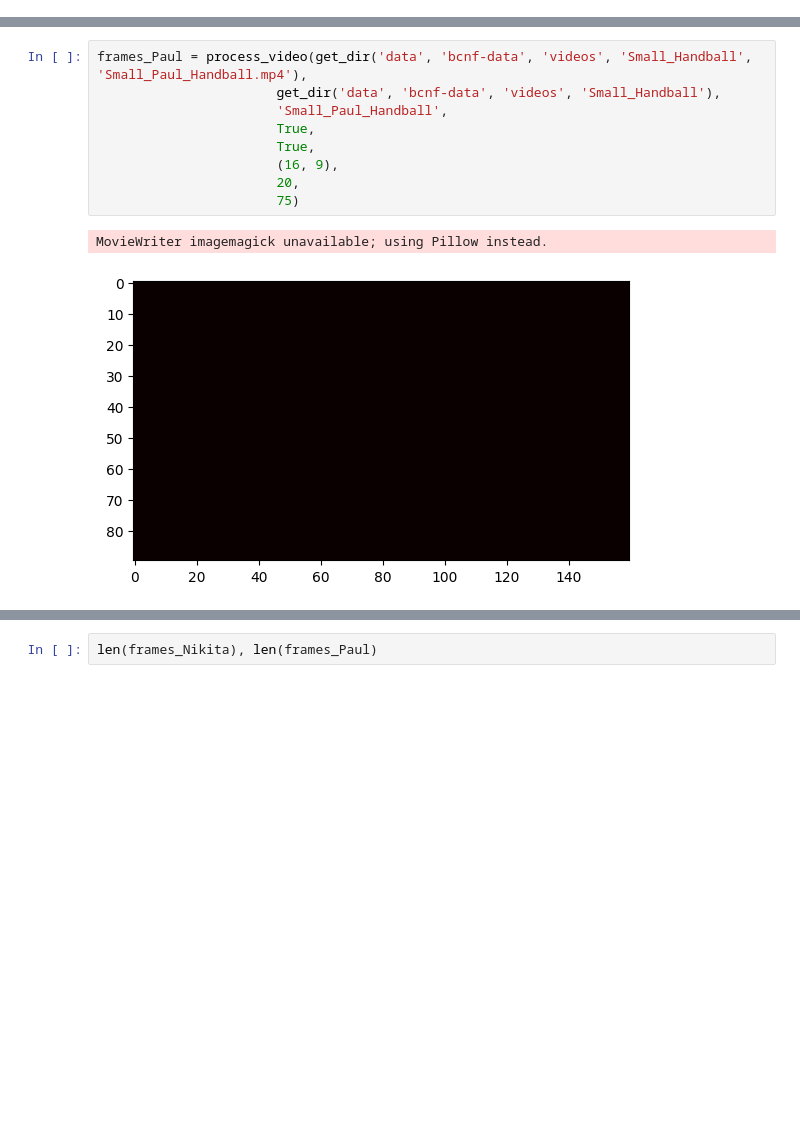
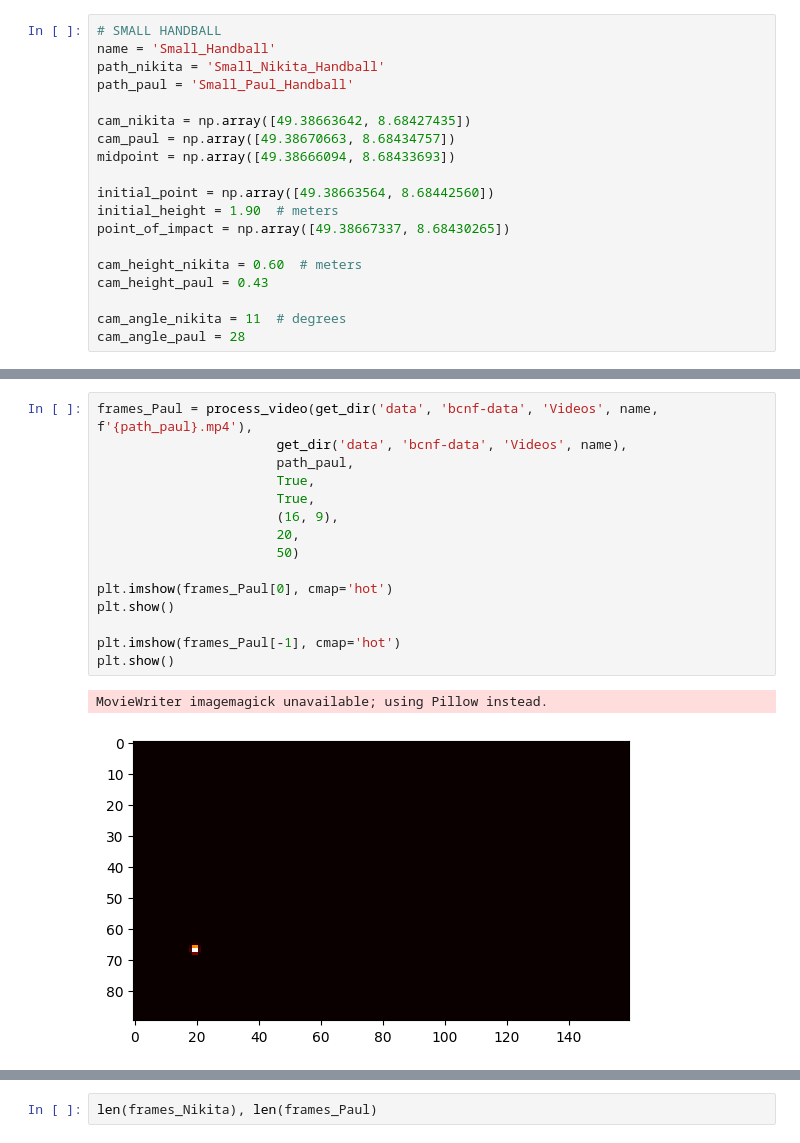
Before and after one commit to MrWhatZitToYaa/IGNNS-final-project, a Jupyter notebook: experimental/convert_videos.ipynb, the cells around one changed output, grey strips where cells are left out. Cells and saved outputs as stored; diff of their text form; blank space fills up the shorter version.

```diff
--- a/experimental/convert_videos.ipynb
+++ b/experimental/convert_videos.ipynb
@@ -7 +10,20 @@ import numpy as np
+# %%
+# SMALL HANDBALL
+name = 'Small_Handball'
+path_nikita = 'Small_Nikita_Handball'
+path_paul = 'Small_Paul_Handball'
+
+cam_nikita = np.array([49.38663642, 8.68427435])
+cam_paul = np.array([49.38670663, 8.68434757])
+midpoint = np.array([49.38666094, 8.68433693])
+
+initial_point = np.array([49.38663564, 8.68442560])
+initial_height = 1.90  # meters
+point_of_impact = np.array([49.38667337, 8.68430265])
+
+cam_height_nikita = 0.60  # meters
+cam_height_paul = 0.43
+
+cam_angle_nikita = 11  # degrees
+cam_angle_paul = 28
 # %%
@@ -18,12 +48,18 @@ MovieWriter imagemagick unavailable; using Pillow instead.
 # %%
-frames_Paul = process_video(get_dir('data', 'bcnf-data', 'videos', 'Small_Handball', 'Small_Paul_Handball.mp4'),
-                       get_dir('data', 'bcnf-data', 'videos', 'Small_Handball'),
-                       'Small_Paul_Handball',
+frames_Paul = process_video(get_dir('data', 'bcnf-data', 'Videos', name, f'{path_paul}.mp4'),
+                       get_dir('data', 'bcnf-data', 'Videos', name),
+                       path_paul,
                        True,
                        True,
                        (16, 9),
                        20,
-                       75)
+                       50)
+
+plt.imshow(frames_Paul[0], cmap='hot')
+plt.show()
+
+plt.imshow(frames_Paul[-1], cmap='hot')
+plt.show()
 # %% [output]
 MovieWriter imagemagick unavailable; using Pillow instead.
-[figure, old version]
+[figure, new version]
```
Also changed, not shown: parts of 13 cells of this notebook, 1 other file.
